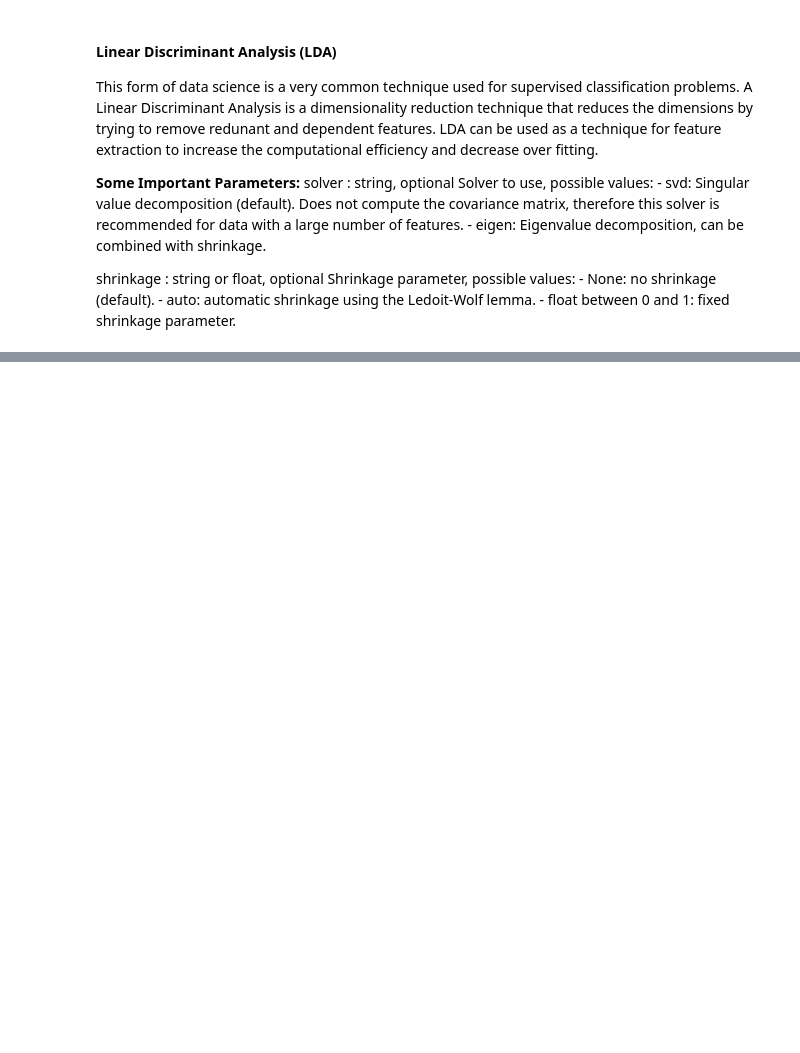
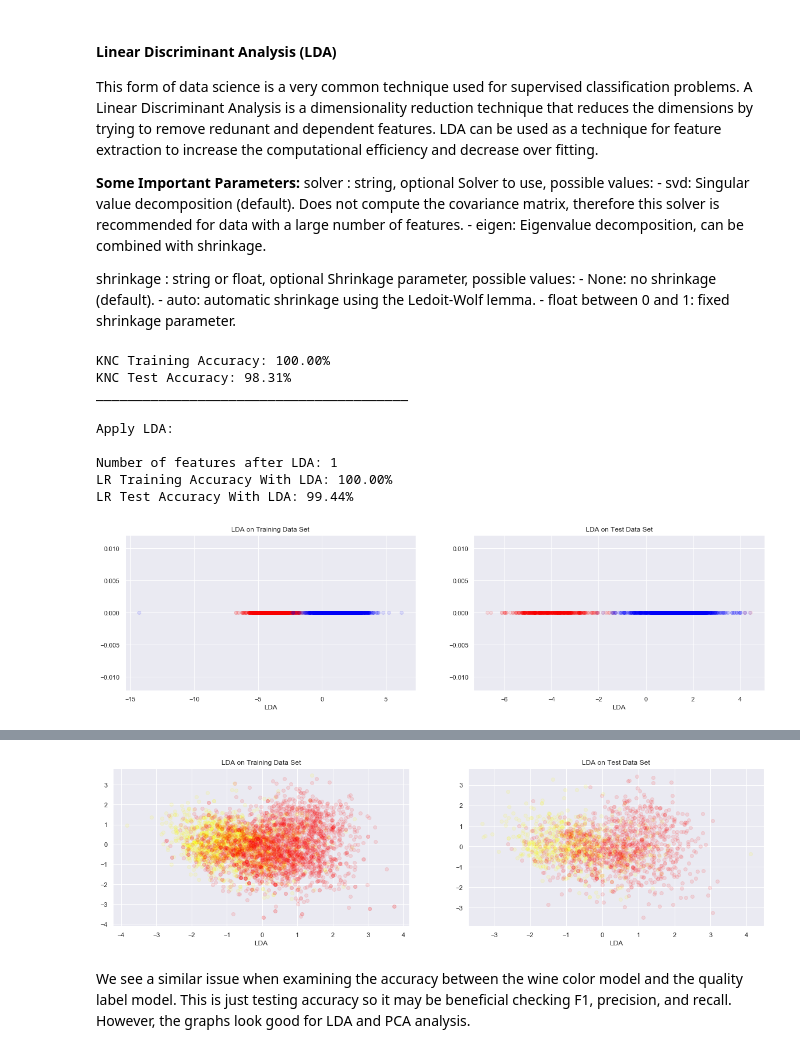
Before and after one commit to nwdelafu/wine-quality, a Jupyter notebook: main.ipynb, the cells around one changed output, grey strips where cells are left out. Saved outputs shown, nothing was run; the diff lists cells and outputs as text; code cells hidden in the pictures; blank space fills up the shorter version.

```diff
--- a/main.ipynb
+++ b/main.ipynb
@@ -1074,3 +1074,75 @@ shrinkage : string or float, optional
       - None: no shrinkage (default).
       - auto: automatic shrinkage using the Ledoit-Wolf lemma.
       - float between 0 and 1: fixed shrinkage parameter.
+# %%
+from sklearn.discriminant_analysis import LinearDiscriminantAnalysis as LDA
+
+def LDA_analysis(df, y_train, feat):
+    X_train , X_test, y, y_test = train_test_split(df , y_train, test_size=0.3, random_state=0)
+
+    KNC = KNeighborsClassifier(algorithm = 'ball_tree', leaf_size = 12, n_neighbors = 12, p  = 1, weights = 'distance')
+    KNC = KNC.fit(X_train, y)
+    print('KNC Training Accuracy: {:2.2%}'.format(accuracy_score(y, KNC.predict(X_train))))
+    y_pred = KNC.predict(X_test)
+    print('KNC Test Accuracy: {:2.2%}'.format(accuracy_score(y_test, y_pred)))
+    print('_' * 40)
+    print('\nApply LDA:\n')
+    lda = LDA(n_components=2, store_covariance=True)
+    X_train_lda = lda.fit_transform(X_train, y)
+    #X_train_lda = pd.DataFrame(X_train_lda)
+
+    print('Number of features after LDA:',X_train_lda.shape[1])
+    KNC = KNeighborsClassifier(algorithm = 'ball_tree', leaf_size = 12, n_neighbors = 12, p  = 1, weights = 'distance')
+    KNCr = KNC.fit(X_train_lda, y)
+    print('LR Training Accuracy With LDA: {:2.2%}'.format(accuracy_score(y, KNC.predict(X_train_lda))))
+    X_test_lda = lda.transform(X_test)
+    y_pred = KNC.predict(X_test_lda)
+    print('LR Test Accuracy With LDA: {:2.2%}'.format(accuracy_score(y_test, y_pred)))
+
+    if X_train_lda.shape[1]==1:
+        fig = plt.figure(figsize=(20,5))
+        fig.add_subplot(121)
+        plt.scatter(X_train_lda[y==0, 0], np.zeros((len(X_train_lda[y==0, 0]),1)), color='red', alpha=0.1)
+        plt.scatter(X_train_lda[y==1, 0], np.zeros((len(X_train_lda[y==1, 0]),1)), color='blue', alpha=0.1)
+        plt.title('LDA on Training Data Set')
+        plt.xlabel('LDA')
+        fig.add_subplot(122)
+        plt.scatter(X_test_lda[y_test==0, 0], np.zeros((len(X_test_lda[y_test==0, 0]),1)), color='red', alpha=0.1)
+        plt.scatter(X_test_lda[y_test==1, 0], np.zeros((len(X_test_lda[y_test==1, 0]),1)), color='blue', alpha=0.1)
+        plt.title('LDA on Test Data Set')
+        plt.xlabel('LDA')
+    else:
+        fig = plt.figure(figsize=(20,5))
+        fig.add_subplot(121)
+        plt.scatter(X_train_lda[y==0, 0], X_train_lda[y==0, 1], color='black', alpha=0.1)
+        plt.scatter(X_train_lda[y==1, 0], X_train_lda[y==1, 1], color='yellow', alpha=0.1)
+        plt.scatter(X_train_lda[y==2, 0], X_train_lda[y==2, 1], color='red', alpha=0.1)
+        plt.title('LDA on Training Data Set')
+        plt.xlabel('LDA')
+        fig.add_subplot(122)
+        plt.scatter(X_test_lda[y_test==0, 0], X_test_lda[y_test==0, 1], color='black', alpha=0.1)
+        plt.scatter(X_test_lda[y_test==1, 0], X_test_lda[y_test==1, 1], color='yellow', alpha=0.1)
+        plt.scatter(X_test_lda[y_test==2, 0], X_test_lda[y_test==2, 1], color='red', alpha=0.1)
+        plt.title('LDA on Test Data Set')
+        plt.xlabel('LDA')
+
+    plt.show()
+
+cols = wine.columns
+cols = list(cols.drop(['wine_color', 'label', 'quality']))
+LDA_analysis(wine.loc[:, cols], wine['wine_color'], 'Type')
+
+cols = wine.columns
+cols = list(cols.drop(['wine_color', 'label', 'quality']))
+LDA_analysis(wine.loc[:, cols], wine['label'], 'Quality')
+# %% [output]
+KNC Training Accuracy: 100.00%
+KNC Test Accuracy: 98.31%
+________________________________________
+
+Apply LDA:
+
+Number of features after LDA: 1
+LR Training Accuracy With LDA: 100.00%
+LR Test Accuracy With LDA: 99.44%
+[figure, added]
@@ -1076,0 +1158,3 @@ shrinkage : string or float, optional
+[figure, added]
+# %% [markdown]
+We see a similar issue when examining the accuracy between the wine color model and the quality label model. This is just testing accuracy so it may be beneficial checking F1, precision, and recall. However, the graphs look good for LDA and PCA analysis.
```
Also changed, not shown: parts of 2 cells of this notebook.
